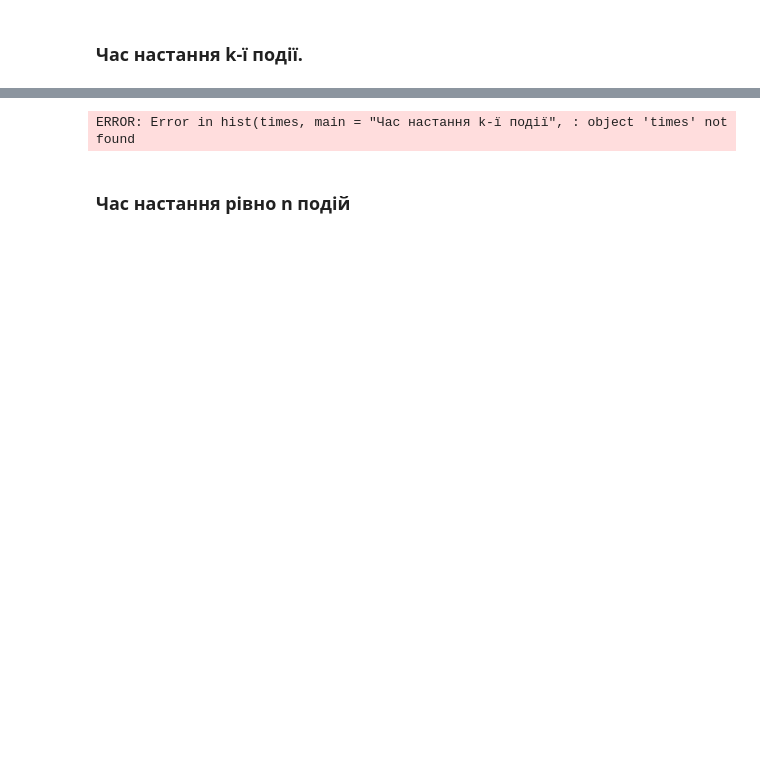
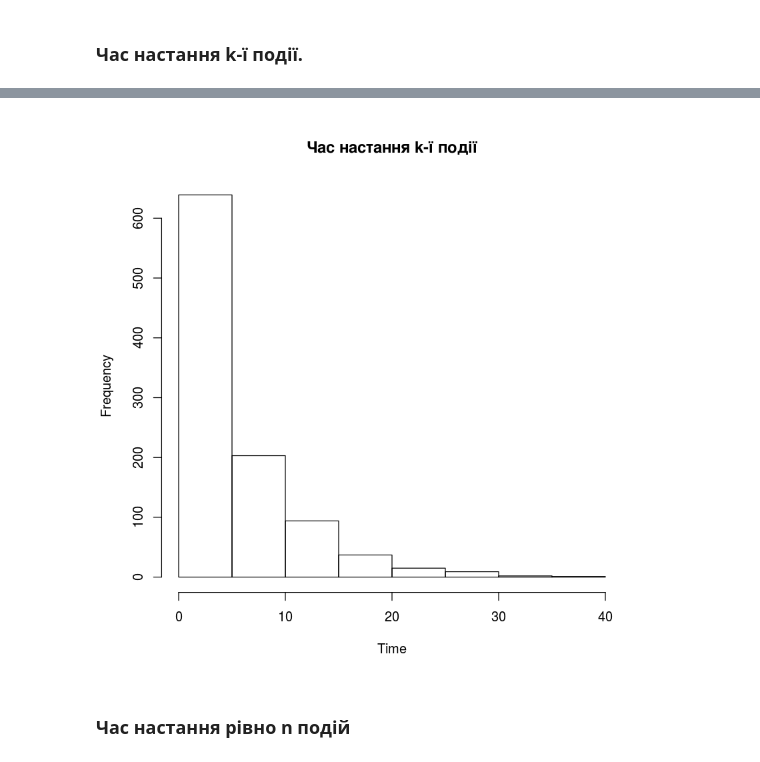
Before and after one commit to vashanin/RandomProcesses, a Jupyter notebook: lab3/RP_Lab3.ipynb, the cells around one changed output, grey strips where cells are left out. Cells and saved outputs as stored; diff of their text form; code cells hidden in the pictures; blank space fills up the shorter version.

```diff
--- a/lab3/RP_Lab3.ipynb
+++ b/lab3/RP_Lab3.ipynb
@@ -138,7 +136,7 @@ ERROR: Error in append(times, period): object 'times' not found
 # %%
-hist(times, main="Час настання k-ї події", xlab="Time")
+hist(k_times, main="Час настання k-ї події", xlab="Time")
 # %% [output]
-ERROR: Error in hist(times, main = "Час настання k-ї події", : object 'times' not found
+[figure, added]
 # %% [markdown]
 ### Час настання рівно n подій
 # %%
```
Also changed, not shown: parts of 7 cells of this notebook.
